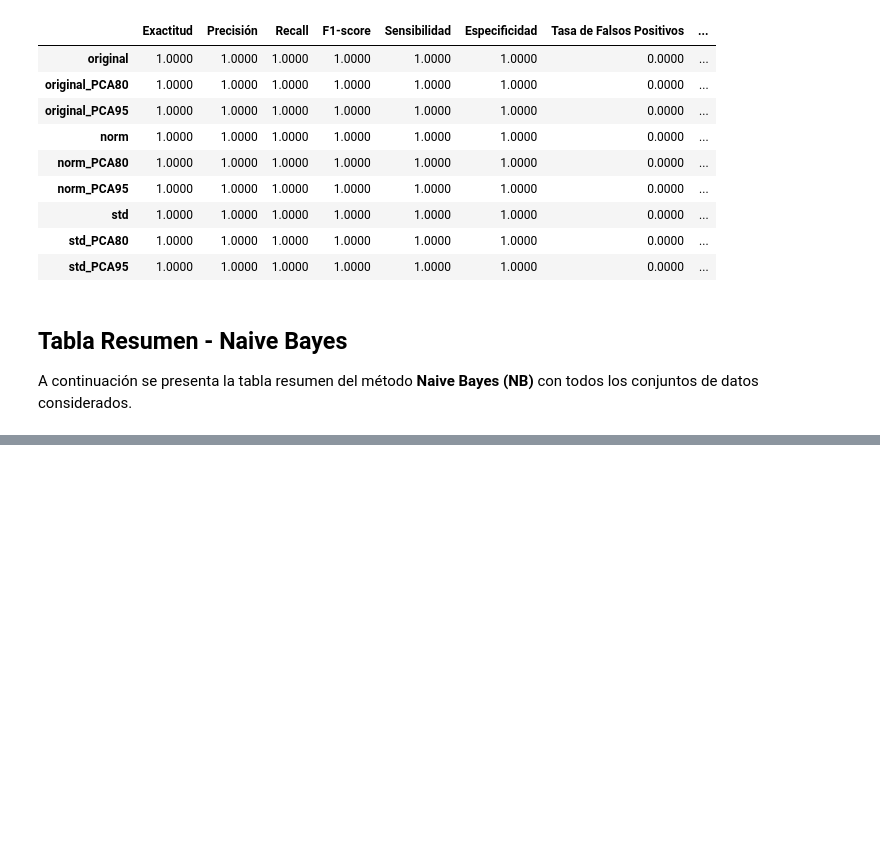
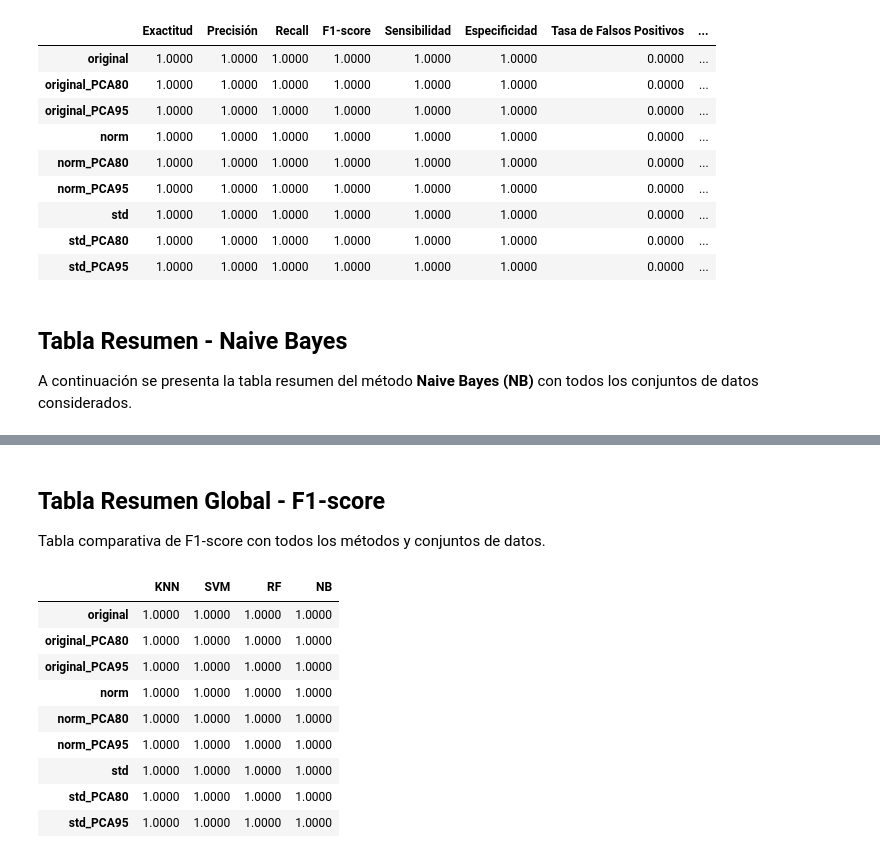
Before and after one commit to alexcerezo/EnsembleAlgorithms, a Jupyter notebook: results.ipynb, the cells around one changed output, grey strips where cells are left out. Drawn from its saved outputs; the diff is of its cells as text; code cells hidden in the pictures; blank space fills up the shorter version.

Commit message:
Adding f1-score to results

```diff
--- a/results.ipynb
+++ b/results.ipynb
@@ -189,3 +153,71 @@ Tabla guardada en LaTeX: cross_validation_results/NB_summary_table.tex
 | std | 1.0000 | 1.0000 | 1.0000 | 1.0000 | 1.0000 | 1.0000 | 0.0000 | ... |
 | std_PCA80 | 1.0000 | 1.0000 | 1.0000 | 1.0000 | 1.0000 | 1.0000 | 0.0000 | ... |
 | std_PCA95 | 1.0000 | 1.0000 | 1.0000 | 1.0000 | 1.0000 | 1.0000 | 0.0000 | ... |
+# %% [markdown]
+## Tabla Resumen Global - F1-score
+
+Tabla comparativa de F1-score con todos los métodos y conjuntos de datos.
+# %%
+def create_f1_comparison_table():
+    f1_results = {}
+
+    for method in methods:
+        method_f1 = {}
+
+        for norm in norm_types:
+            for pca in pca_variants:
+                dataset_name = f"{norm}{pca}"
+
+                fold_values = []
+                for fold in range(1, 6):
+                    file_pattern = f"cross_validation_evaluation/{method}_{dataset_name}_{fold}.csv"
+                    if os.path.exists(file_pattern):
+                        df = pd.read_csv(file_pattern)
+                        f1_row = df[df['metric'] == 'F1-score']
+                        if not f1_row.empty:
+                            fold_values.append(f1_row['value'].values[0])
+
+                if fold_values:
+                    mean = np.mean(fold_values)
+                    std = np.std(fold_values, ddof=1)
+                    if np.isnan(std) or np.isclose(std, 0):
+                        method_f1[dataset_name] = f"{mean:.4f}"
+                    else:
+                        method_f1[dataset_name] = f"{mean:.4f} $\\pm$ {std:.4f}"
+
+        f1_results[method] = method_f1
+
+    df_f1_comparison = pd.DataFrame(f1_results)
+
+    os.makedirs('cross_validation_results', exist_ok=True)
+
+    csv_filename = 'cross_validation_results/f1_comparison_table.csv'
+    df_f1_comparison.to_csv(csv_filename, index=True)
+
+    latex_filename = 'cross_validation_results/f1_comparison_table.tex'
+    latex_str = df_f1_comparison.to_latex(
+        index=True,
+        escape=False,
+        caption='Tabla comparativa F1-score por método y conjunto de datos',
+        label='tab:f1_comparison',
+        column_format='l' + 'c' * len(df_f1_comparison.columns)
+    )
+
+    with open(latex_filename, 'w', encoding='utf-8') as f:
+        f.write(latex_str)
+
+    return df_f1_comparison
+
+f1_comparison = create_f1_comparison_table()
+display(f1_comparison)
+# %% [output]
+|  | KNN | SVM | RF | NB |
+| original | 1.0000 | 1.0000 | 1.0000 | 1.0000 |
+| original_PCA80 | 1.0000 | 1.0000 | 1.0000 | 1.0000 |
+| original_PCA95 | 1.0000 | 1.0000 | 1.0000 | 1.0000 |
+| norm | 1.0000 | 1.0000 | 1.0000 | 1.0000 |
+| norm_PCA80 | 1.0000 | 1.0000 | 1.0000 | 1.0000 |
+| norm_PCA95 | 1.0000 | 1.0000 | 1.0000 | 1.0000 |
+| std | 1.0000 | 1.0000 | 1.0000 | 1.0000 |
+| std_PCA80 | 1.0000 | 1.0000 | 1.0000 | 1.0000 |
+| std_PCA95 | 1.0000 | 1.0000 | 1.0000 | 1.0000 |
```
Also changed, not shown: parts of 5 cells of this notebook, 1 other file.
